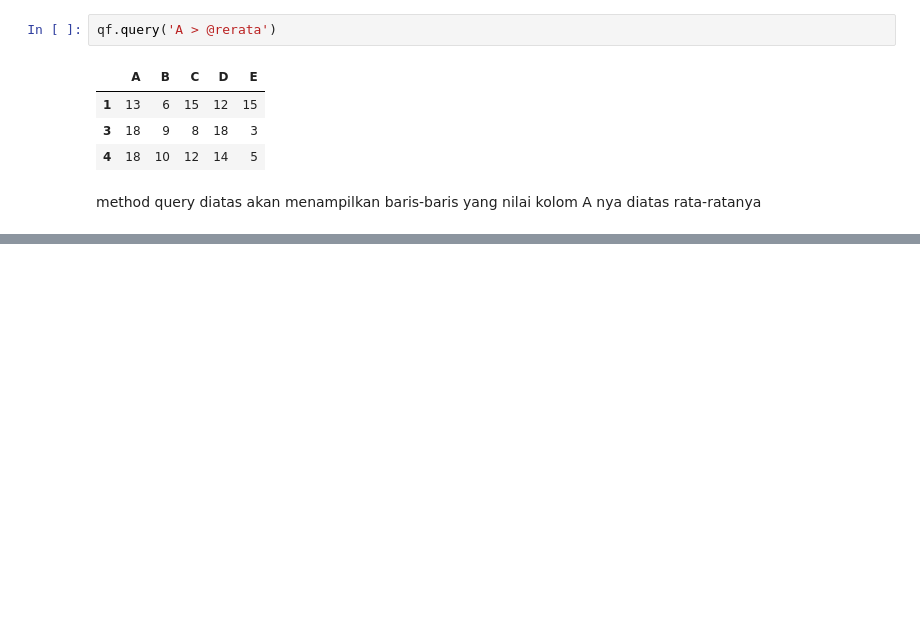
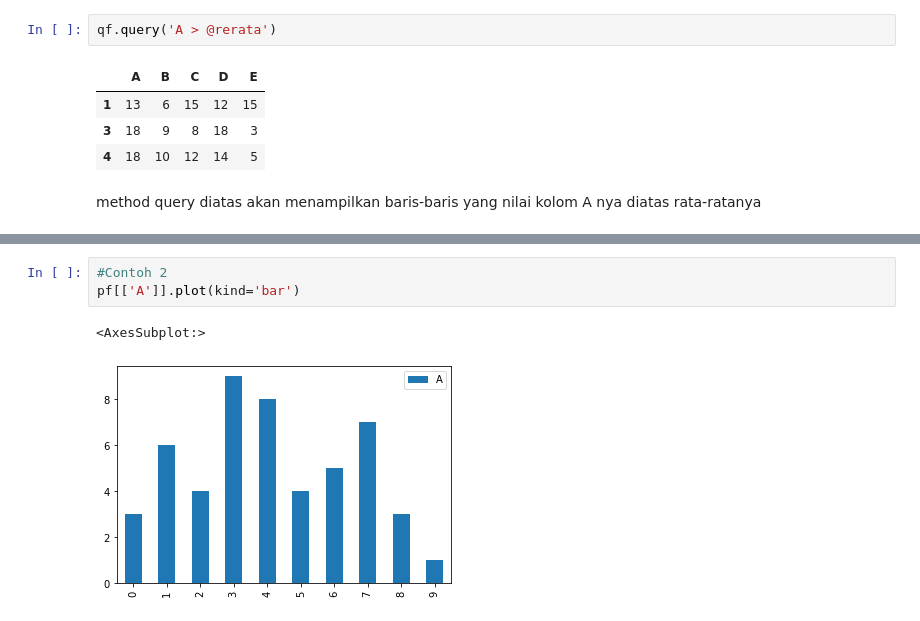
Before and after one commit to MarkvinsonAvatara/Pandas_learn, a Jupyter notebook: PythonPandasLearnWeek8.ipynb, the cells around one changed output, grey strips where cells are left out. Drawn from its saved outputs; the diff is of its cells as text; blank space fills up the shorter version.

```diff
--- a/PythonPandasLearnWeek8.ipynb
+++ b/PythonPandasLearnWeek8.ipynb
@@ -112,0 +220,6 @@ method query diatas akan menampilkan baris-baris yang nilai kolom A nya diatas r
+# %%
+#Contoh 2
+pf[['A']].plot(kind='bar')
+# %% [output]
+<AxesSubplot:>
+[figure, added]
```
Also changed, not shown: parts of 40 cells of this notebook.
